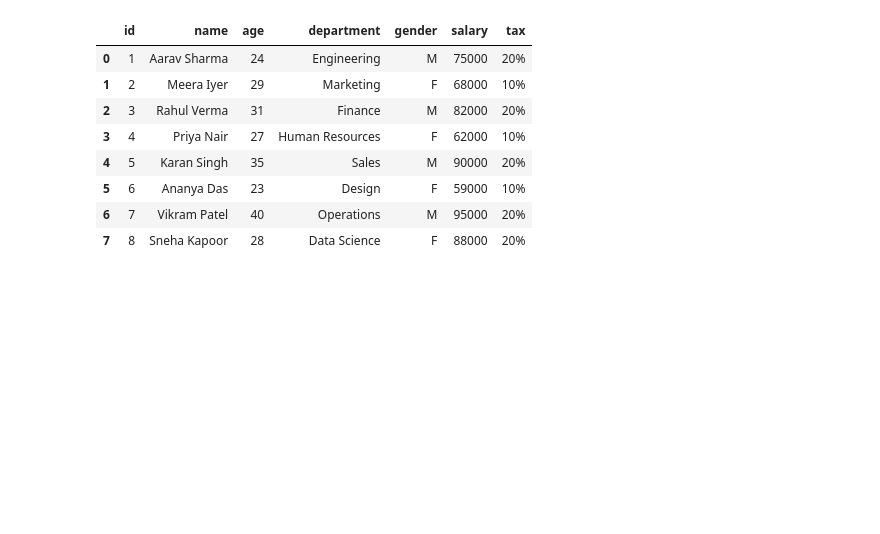
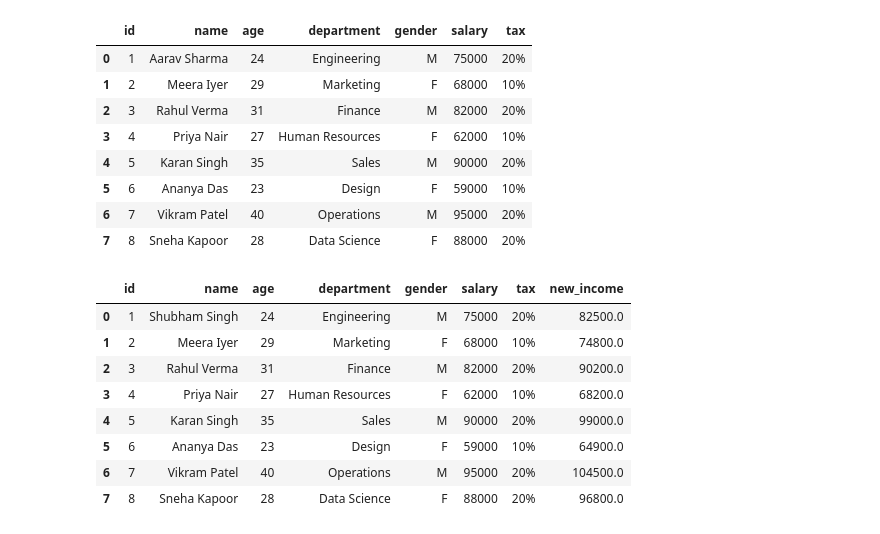
Before and after one commit to Shubh1127/Ai_jour, a Jupyter notebook: pandas_t.ipynb, the cells around one changed output. Saved outputs shown, nothing was run; the diff lists cells and outputs as text; code cells hidden in the pictures; blank space fills up the shorter version.

Commit message:
Data Transformation

```diff
--- a/pandas_t.ipynb
+++ b/pandas_t.ipynb
@@ -548,3 +548,18 @@ df2
 | 5 | 6 | Ananya Das | 23 | Design | F | 59000 | 10% |
 | 6 | 7 | Vikram Patel | 40 | Operations | M | 95000 | 20% |
 | 7 | 8 | Sneha Kapoor | 28 | Data Science | F | 88000 | 20% |
+# %%
+df2["new_income"]=df2.assign(new_income=df2["salary"]*1.1)["new_income"]
+# %%
+df2["name"]=df2["name"].replace("Aarav Sharma","Shubham Singh")
+df2
+# %% [output]
+|  | id | name | age | department | gender | salary | tax | new_income |
+| 0 | 1 | Shubham Singh | 24 | Engineering | M | 75000 | 20% | 82500.0 |
+| 1 | 2 | Meera Iyer | 29 | Marketing | F | 68000 | 10% | 74800.0 |
+| 2 | 3 | Rahul Verma | 31 | Finance | M | 82000 | 20% | 90200.0 |
+| 3 | 4 | Priya Nair | 27 | Human Resources | F | 62000 | 10% | 68200.0 |
+| 4 | 5 | Karan Singh | 35 | Sales | M | 90000 | 20% | 99000.0 |
+| 5 | 6 | Ananya Das | 23 | Design | F | 59000 | 10% | 64900.0 |
+| 6 | 7 | Vikram Patel | 40 | Operations | M | 95000 | 20% | 104500.0 |
+| 7 | 8 | Sneha Kapoor | 28 | Data Science | F | 88000 | 20% | 96800.0 |
```
